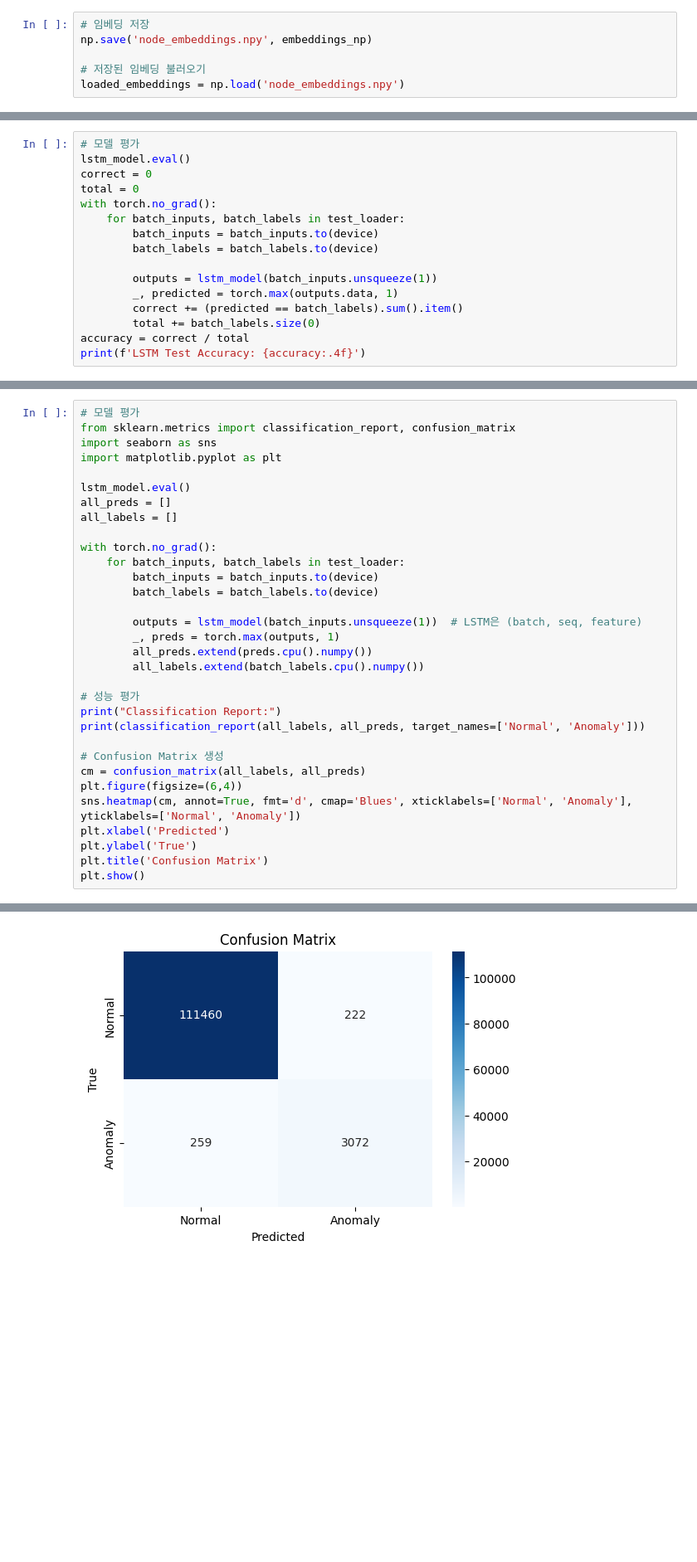
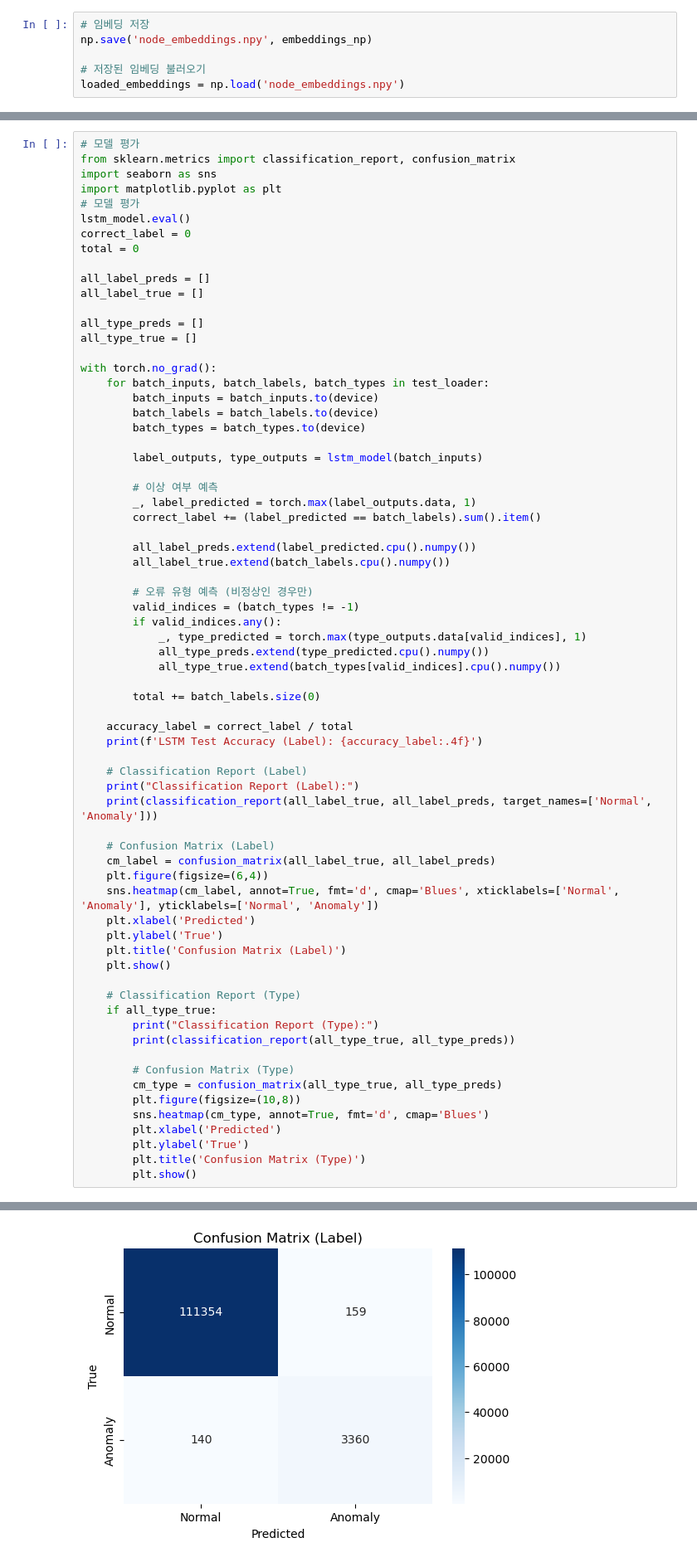
Before and after one commit to tcpu1005/Graph-LSTM-system-log-analysis, a Jupyter notebook: Graph_LSTM.ipynb, the cells around one changed output, grey strips where cells are left out. Shown at 83% size. Drawn from its saved outputs; the diff is of its cells as text; blank space fills up the shorter version.

Commit message:
Type 추가 및 시뮬레이션 추가

```diff
--- a/Graph_LSTM.ipynb
+++ b/Graph_LSTM.ipynb
@@ -547,16 +592,0 @@ Epoch [10/10], Loss: 0.0124
-# %%
-# 모델 평가
-lstm_model.eval()
-correct = 0
-total = 0
-with torch.no_grad():
-    for batch_inputs, batch_labels in test_loader:
-        batch_inputs = batch_inputs.to(device)
-        batch_labels = batch_labels.to(device)
-
-        outputs = lstm_model(batch_inputs.unsqueeze(1))
-        _, predicted = torch.max(outputs.data, 1)
-        correct += (predicted == batch_labels).sum().item()
-        total += batch_labels.size(0)
-accuracy = correct / total
-print(f'LSTM Test Accuracy: {accuracy:.4f}')
@@ -567,31 +595,68 @@ LSTM Test Accuracy: 0.9958
 from sklearn.metrics import classification_report, confusion_matrix
 import seaborn as sns
 import matplotlib.pyplot as plt
+# 모델 평가
+lstm_model.eval()
+correct_label = 0
+total = 0
 
-lstm_model.eval()
-all_preds = []
-all_labels = []
+all_label_preds = []
+all_label_true = []
+
+all_type_preds = []
+all_type_true = []
 
 with torch.no_grad():
-    for batch_inputs, batch_labels in test_loader:
+    for batch_inputs, batch_labels, batch_types in test_loader:
         batch_inputs = batch_inputs.to(device)
         batch_labels = batch_labels.to(device)
+        batch_types = batch_types.to(device)
 
-        outputs = lstm_model(batch_inputs.unsqueeze(1))  # LSTM은 (batch, seq, feature)
-        _, preds = torch.max(outputs, 1)
-        all_preds.extend(preds.cpu().numpy())
-        all_labels.extend(batch_labels.cpu().numpy())
+        label_outputs, type_outputs = lstm_model(batch_inputs)
 
-# 성능 평가
-print("Classification Report:")
-print(classification_report(all_labels, all_preds, target_names=['Normal', 'Anomaly']))
+        # 이상 여부 예측
+        _, label_predicted = torch.max(label_outputs.data, 1)
+        correct_label += (label_predicted == batch_labels).sum().item()
 
-# Confusion Matrix 생성
-cm = confusion_matrix(all_labels, all_preds)
-plt.figure(figsize=(6,4))
-sns.heatmap(cm, annot=True, fmt='d', cmap='Blues', xticklabels=['Normal', 'Anomaly'], yticklabels=['Normal', 'Anomaly'])
-plt.xlabel('Predicted')
-plt.ylabel('True')
-plt.title('Confusion Matrix')
-plt.show()
+        all_label_preds.extend(label_predicted.cpu().numpy())
+        all_label_true.extend(batch_labels.cpu().numpy())
+
+        # 오류 유형 예측 (비정상인 경우만)
+        valid_indices = (batch_types != -1)
+        if valid_indices.any():
+            _, type_predicted = torch.max(type_outputs.data[valid_indices], 1)
+            all_type_preds.extend(type_predicted.cpu().numpy())
+            all_type_true.extend(batch_types[valid_indices].cpu().numpy())
+
+        total += batch_labels.size(0)
+
+    accuracy_label = correct_label / total
+    print(f'LSTM Test Accuracy (Label): {accuracy_label:.4f}')
+
+    # Classification Report (Label)
+    print("Classification Report (Label):")
+    print(classification_report(all_label_true, all_label_preds, target_names=['Normal', 'Anomaly']))
+
+    # Confusion Matrix (Label)
+    cm_label = confusion_matrix(all_label_true, all_label_preds)
+    plt.figure(figsize=(6,4))
+    sns.heatmap(cm_label, annot=True, fmt='d', cmap='Blues', xticklabels=['Normal', 'Anomaly'], yticklabels=['Normal', 'Anomaly'])
+    plt.xlabel('Predicted')
+    plt.ylabel('True')
+    plt.title('Confusion Matrix (Label)')
+    plt.show()
+
+    # Classification Report (Type)
+    if all_type_true:
+        print("Classification Report (Type):")
+        print(classification_report(all_type_true, all_type_preds))
+
+        # Confusion Matrix (Type)
+        cm_type = confusion_matrix(all_type_true, all_type_preds)
+        plt.figure(figsize=(10,8))
+        sns.heatmap(cm_type, annot=True, fmt='d', cmap='Blues')
+        plt.xlabel('Predicted')
+        plt.ylabel('True')
+        plt.title('Confusion Matrix (Type)')
+        plt.show()
 # %% [output]
@@ -606,2 +672,2 @@ Classification Report:
 weighted avg       1.00      1.00      1.00    115013
-[figure, old version]
+[figure, new version]
```
Also changed, not shown: parts of 24 cells of this notebook, 19 other files.
